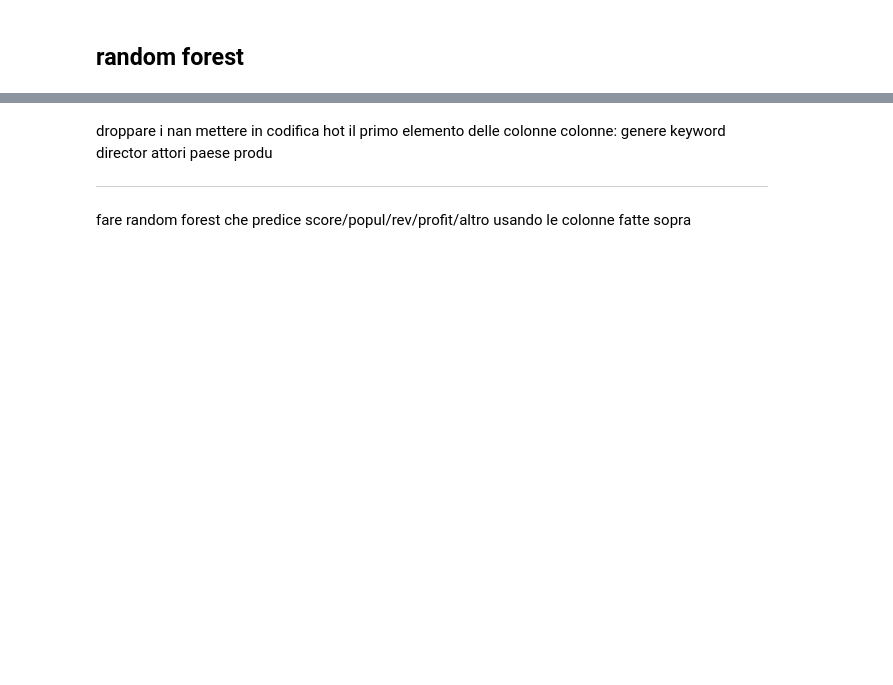
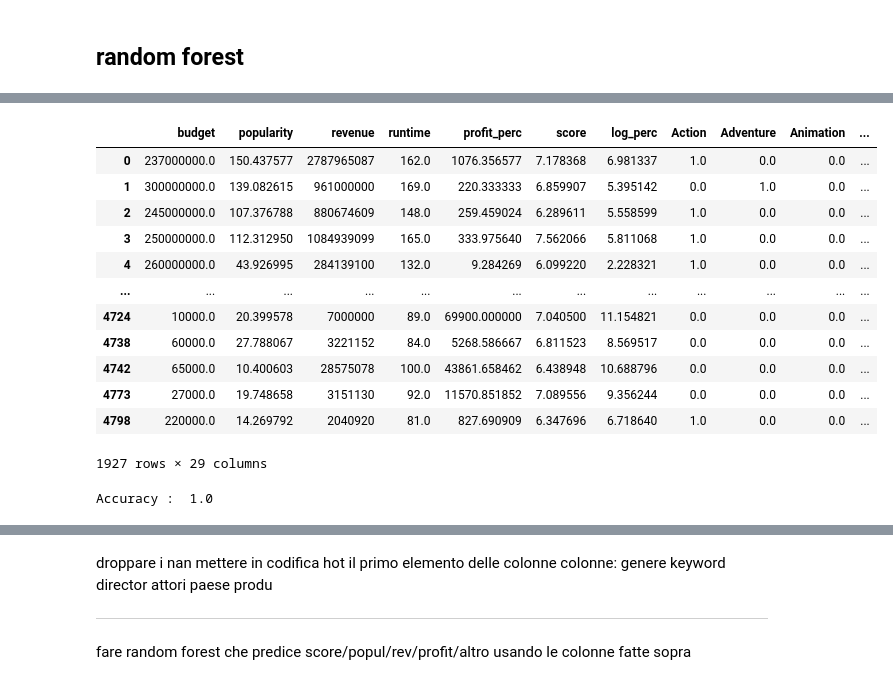
Before and after one commit to flenz00/TMDB-Movies, a Jupyter notebook: IMBD_Movies .ipynb, the cells around one changed output, grey strips where cells are left out. Cells and saved outputs as stored; diff of their text form; code cells hidden in the pictures; blank space fills up the shorter version.

```diff
--- a/IMBD_Movies .ipynb
+++ b/IMBD_Movies .ipynb
@@ -666,0 +686,24 @@ from sklearn.model_selection import train_test_split
+# %%
+
+to_drop = ['actors','id','genres','vote_average','vote_count','keywords','overview','production_companies','production_countries','original_language','release_date','status','tagline','title','director']
+full_df = full_df.drop(to_drop,axis=1)
+# %%
+def profit_range(x):
+    if x <= 0: #x==NaN
+        return "money loss"
+    if x < 1.088395e+02:
+        return "low_profit"
+    elif x >= 1.088395e+02 and x < 2.308242e+02:
+        return "medium_profit"
+    elif x >= 2.308242e+02 and x < 4.784476e+02:
+        return "high_profit"
+    else:
+        return "Big Money"
+# %%
+budget_encoded = one_hot.fit_transform(full_df[['profit_class']])
+full_df[one_hot.categories_[0]] = budget_encoded.toarray()
+#full_df.drop('budget_class',axis=1,inplace=True)
+# %%
+full_df = full_df.assign(profit_class = lambda x: str(x.profit_perc))
+for row in full_df.index:
+    full_df.loc[row,'profit_class'] =  profit_range(full_df.loc[row,'profit_perc'])
@@ -666,0 +712,19 @@ from sklearn.model_selection import train_test_split
+# %%
+fc = full_df.pop('profit_class')
+full_df.insert(0,'profit_class',fc)
+#full_df = full_df.iloc[: ,-3]
+full_df.iloc[:,1:]
+# %% [output]
+|  | budget | popularity | revenue | runtime | profit_perc | score | log_perc | Action | Adventure | Animation | ... |
+| 0 | 237000000.0 | 150.437577 | 2787965087 | 162.0 | 1076.356577 | 7.178368 | 6.981337 | 1.0 | 0.0 | 0.0 | ... |
+| 1 | 300000000.0 | 139.082615 | 961000000 | 169.0 | 220.333333 | 6.859907 | 5.395142 | 0.0 | 1.0 | 0.0 | ... |
+| 2 | 245000000.0 | 107.376788 | 880674609 | 148.0 | 259.459024 | 6.289611 | 5.558599 | 1.0 | 0.0 | 0.0 | ... |
+| 3 | 250000000.0 | 112.312950 | 1084939099 | 165.0 | 333.975640 | 7.562066 | 5.811068 | 1.0 | 0.0 | 0.0 | ... |
+| 4 | 260000000.0 | 43.926995 | 284139100 | 132.0 | 9.284269 | 6.099220 | 2.228321 | 1.0 | 0.0 | 0.0 | ... |
+| ... | ... | ... | ... | ... | ... | ... | ... | ... | ... | ... | ... |
+| 4724 | 10000.0 | 20.399578 | 7000000 | 89.0 | 69900.000000 | 7.040500 | 11.154821 | 0.0 | 0.0 | 0.0 | ... |
+| 4738 | 60000.0 | 27.788067 | 3221152 | 84.0 | 5268.586667 | 6.811523 | 8.569517 | 0.0 | 0.0 | 0.0 | ... |
+| 4742 | 65000.0 | 10.400603 | 28575078 | 100.0 | 43861.658462 | 6.438948 | 10.688796 | 0.0 | 0.0 | 0.0 | ... |
+| 4773 | 27000.0 | 19.748658 | 3151130 | 92.0 | 11570.851852 | 7.089556 | 9.356244 | 0.0 | 0.0 | 0.0 | ... |
+| 4798 | 220000.0 | 14.269792 | 2040920 | 81.0 | 827.690909 | 6.347696 | 6.718640 | 1.0 | 0.0 | 0.0 | ... |
+1927 rows × 29 columns
@@ -666,0 +741,5 @@ from sklearn.model_selection import train_test_split
+# %%
+from sklearn import metrics
+print("Accuracy : ",metrics.accuracy_score(y_test,predictions))
+# %% [output]
+Accuracy :  1.0
```
Also changed, not shown: parts of 31 cells of this notebook, 2 other files.
